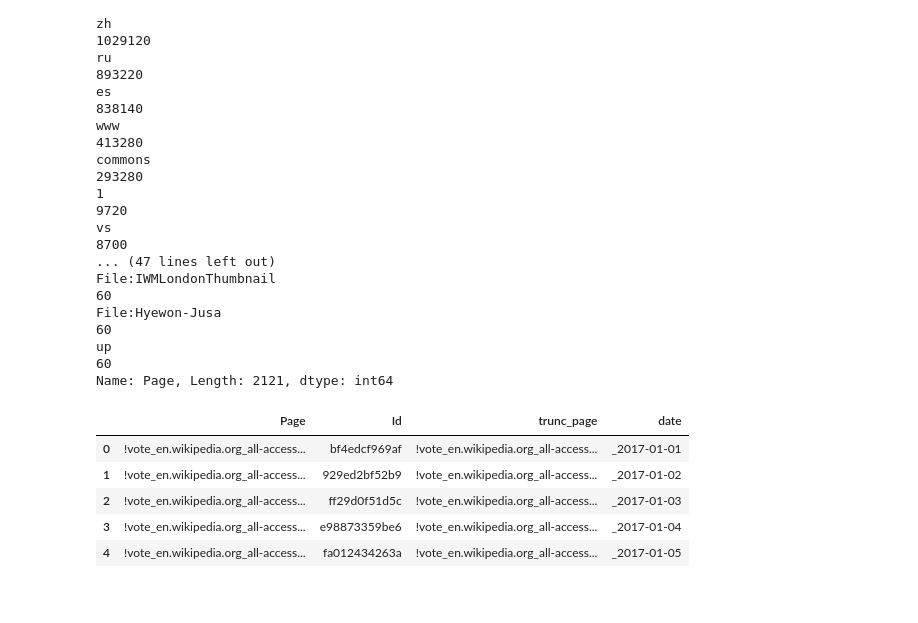
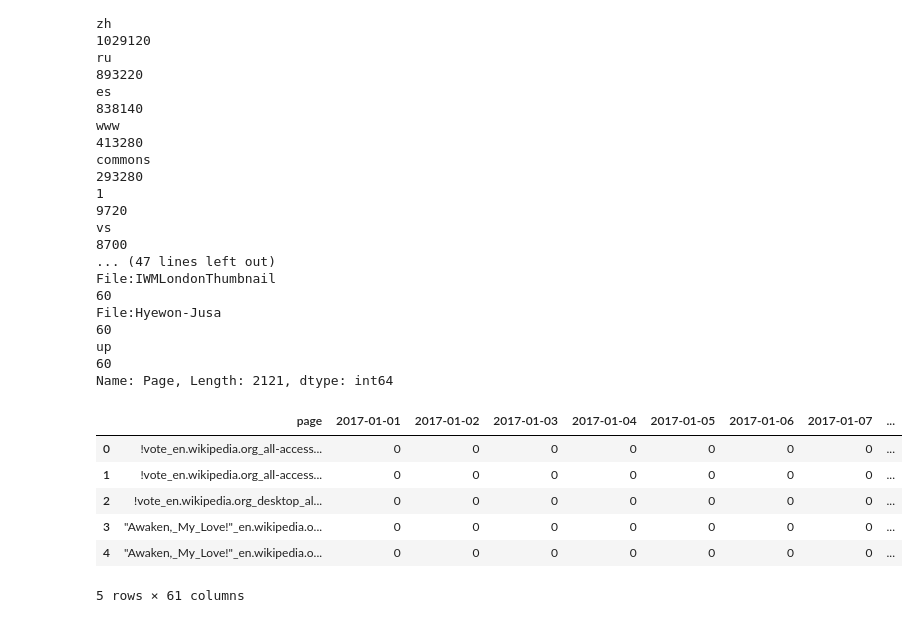
Before and after one commit to shubh24/web_traffic_prediction, a Jupyter notebook: explore.ipynb, the cells around one changed output. Saved outputs shown, nothing was run; the diff lists cells and outputs as text; code cells hidden in the pictures.

Commit message:
key long to wide done

```diff
--- a/explore.ipynb
+++ b/explore.ipynb
@@ -98,35 +99,48 @@ Name: Page, Length: 2121, dtype: int64
 # %%
 # def get_testing_df():
 
-key = pd.read_csv("key_trunc.csv")
-key["date"] = key.progress_apply(lambda x: x["Page"][-12:], axis = 1)
+# key = pd.read_csv("key_trunc.csv")
+# # key["date"] = key.progress_apply(lambda x: x["Page"][-10:], axis = 1)
+# key.drop("Page", axis = 1, inplace=True)
+# key.to_csv("key_trunc.csv", index=False)
 
-key["month"] = key.progress_apply(get_month, axis = 1)
-key["date_num"] = key.progress_apply(get_date, axis = 1)
-key["weekday"] = key.progress_apply(get_weekday, axis = 1)
+key_wide = pd.DataFrame()
+key_wide["page"] = np.unique(key.trunc_page).tolist()
 
-key.to_csv("key_trunc.csv", index = False)
+for i in np.unique(key.date).tolist():
+    key_wide[i] = 0
 
-preds = pd.Dataframe()
+# overall_df = pd.merge(train, key_wide, left_on="Page", right_on = "trunc_page", how = "inner")
 
-for i in range(0, len(key)):
+# key["month"] = key.progress_apply(get_month, axis = 1)
+# key["date_num"] = key.progress_apply(get_date, axis = 1)
+# key["weekday"] = key.progress_apply(get_weekday, axis = 1)
 
-    rolling_stats = get_test_rolling(key.iloc[i])
+# key.to_csv("key_trunc.csv", index = False)
 
-    to_predict = pd.concat([key.iloc[i], rolling_stats], axis = 1)
+# preds = pd.Dataframe()
 
-    prediction = get_preds(to_predict)
-    preds = pd.concat(preds, prediction)
+# for i in range(0, len(key)):
 
-    train_melt = pd.concat(train_melt, to_predict)
+#     rolling_stats = get_test_rolling(key.iloc[i])
+
+#     to_predict = pd.concat([key.iloc[i], rolling_stats], axis = 1)
+
+#     prediction = get_preds(to_predict)
+#     preds = pd.concat(preds, prediction)
+
+#     train_melt = pd.concat(train_melt, to_predict)
 
 # get_testing_df()
-# %%
-key.head()
-# %% [output]
-|  | Page | Id | trunc_page | date |
-| 0 | !vote_en.wikipedia.org_all-access... | bf4edcf969af | !vote_en.wikipedia.org_all-access... | _2017-01-01 |
-| 1 | !vote_en.wikipedia.org_all-access... | 929ed2bf52b9 | !vote_en.wikipedia.org_all-access... | _2017-01-02 |
-| 2 | !vote_en.wikipedia.org_all-access... | ff29d0f51d5c | !vote_en.wikipedia.org_all-access... | _2017-01-03 |
-| 3 | !vote_en.wikipedia.org_all-access... | e98873359be6 | !vote_en.wikipedia.org_all-access... | _2017-01-04 |
-| 4 | !vote_en.wikipedia.org_all-access... | fa012434263a | !vote_en.wikipedia.org_all-access... | _2017-01-05 |
+# %%
+# pd.Series(key_wide.columns.tolist()).apply(pd.Series).sum(axis=1)
+# key_wide.columns = key_wide.columns.droplevel(0)
+key_wide.head()
+# %% [output]
+|  | page | 2017-01-01 | 2017-01-02 | 2017-01-03 | 2017-01-04 | 2017-01-05 | 2017-01-06 | 2017-01-07 | ... |
+| 0 | !vote_en.wikipedia.org_all-access... | 0 | 0 | 0 | 0 | 0 | 0 | 0 | ... |
+| 1 | !vote_en.wikipedia.org_all-access... | 0 | 0 | 0 | 0 | 0 | 0 | 0 | ... |
+| 2 | !vote_en.wikipedia.org_desktop_al... | 0 | 0 | 0 | 0 | 0 | 0 | 0 | ... |
+| 3 | "Awaken,_My_Love!"_en.wikipedia.o... | 0 | 0 | 0 | 0 | 0 | 0 | 0 | ... |
+| 4 | "Awaken,_My_Love!"_en.wikipedia.o... | 0 | 0 | 0 | 0 | 0 | 0 | 0 | ... |
+5 rows × 61 columns
```
Also changed, not shown: parts of 3 cells of this notebook.
